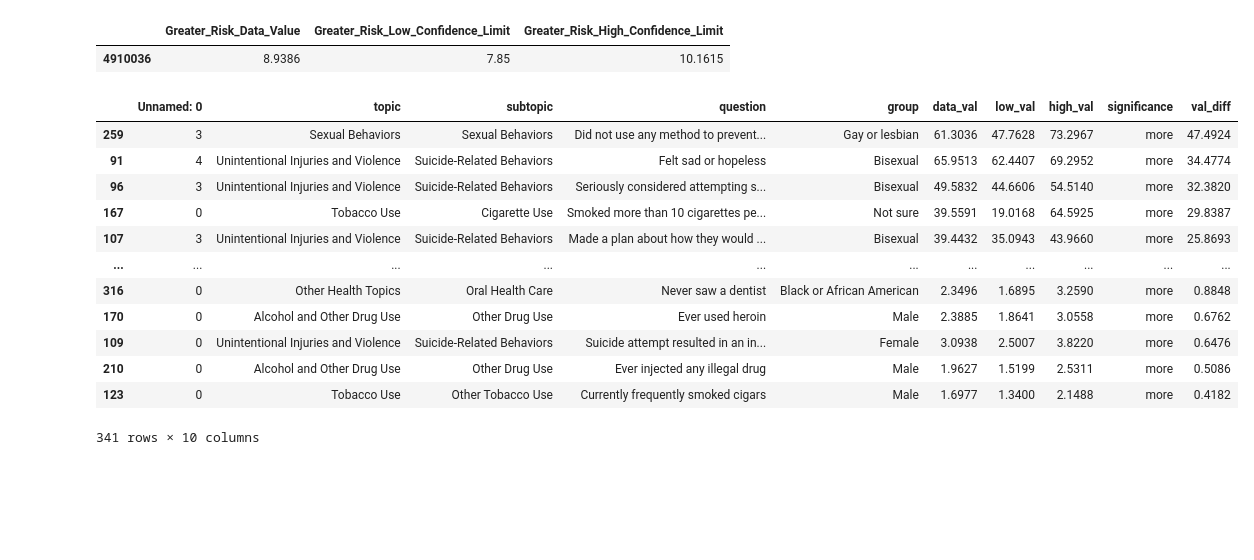
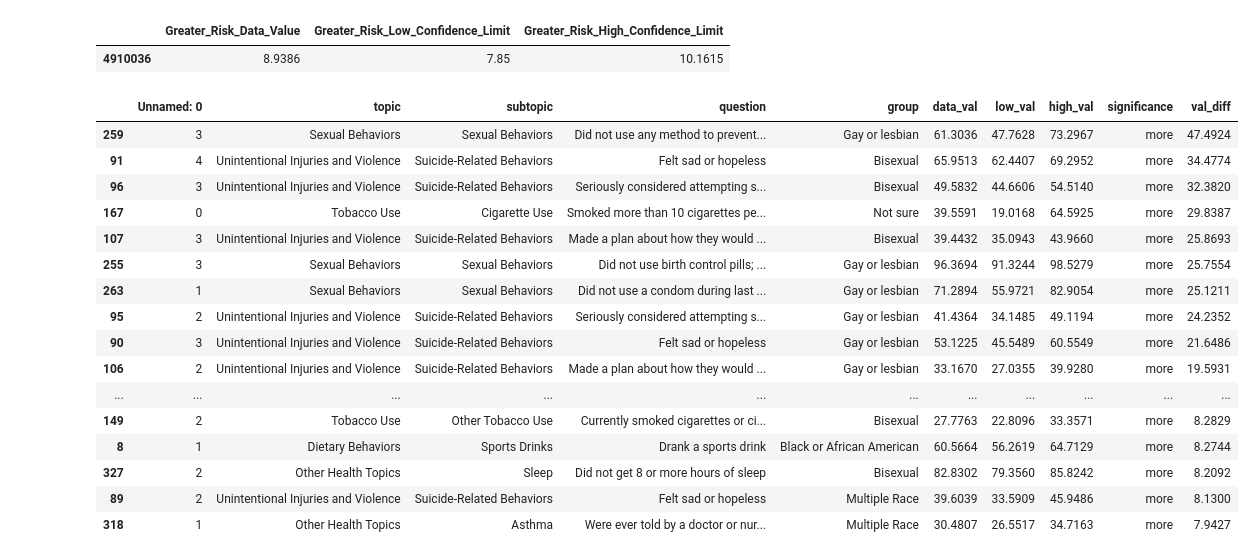
Before and after one commit to ripplesphere/capstone, a Jupyter notebook: notebooks/biggest_significance.ipynb, the cells around one changed output. Cells and saved outputs as stored; diff of their text form; code cells hidden in the pictures; blank space fills up the shorter version.

```diff
--- a/notebooks/biggest_significance.ipynb
+++ b/notebooks/biggest_significance.ipynb
@@ -3,3 +1,8 @@ import pandas as pd
+# %%
+import pandas as pd
+
+pd.set_option('display.max_columns', None)
+pd.set_option('display.max_rows', None)
 # %%
 yrbss = pd.read_csv('../data/yrbss_2017.csv')
 print(yrbss.shape)
@@ -33,18 +36,22 @@ for index, row in question_results_df.iterrows():
         val_diff.append(row['data_val'] - tmp_df.iat[0,0])
 question_results_df['val_diff'] = val_diff
 # %%
-question_results_df.sort_values(by=['val_diff'], ascending=False)
+question_results_df.sort_values(by=['val_diff'], ascending=False).head(100)
 # %% [output]
 |  | Unnamed: 0 | topic | subtopic | question | group | data_val | low_val | high_val | significance | val_diff |
 | 259 | 3 | Sexual Behaviors | Sexual Behaviors | Did not use any method to prevent... | Gay or lesbian | 61.3036 | 47.7628 | 73.2967 | more | 47.4924 |
 | 91 | 4 | Unintentional Injuries and Violence | Suicide-Related Behaviors | Felt sad or hopeless | Bisexual | 65.9513 | 62.4407 | 69.2952 | more | 34.4774 |
 | 96 | 3 | Unintentional Injuries and Violence | Suicide-Related Behaviors | Seriously considered attempting s... | Bisexual | 49.5832 | 44.6606 | 54.5140 | more | 32.3820 |
 | 167 | 0 | Tobacco Use | Cigarette Use | Smoked more than 10 cigarettes pe... | Not sure | 39.5591 | 19.0168 | 64.5925 | more | 29.8387 |
 | 107 | 3 | Unintentional Injuries and Violence | Suicide-Related Behaviors | Made a plan about how they would ... | Bisexual | 39.4432 | 35.0943 | 43.9660 | more | 25.8693 |
+| 255 | 3 | Sexual Behaviors | Sexual Behaviors | Did not use birth control pills; ... | Gay or lesbian | 96.3694 | 91.3244 | 98.5279 | more | 25.7554 |
+| 263 | 1 | Sexual Behaviors | Sexual Behaviors | Did not use a condom during last ... | Gay or lesbian | 71.2894 | 55.9721 | 82.9054 | more | 25.1211 |
+| 95 | 2 | Unintentional Injuries and Violence | Suicide-Related Behaviors | Seriously considered attempting s... | Gay or lesbian | 41.4364 | 34.1485 | 49.1194 | more | 24.2352 |
+| 90 | 3 | Unintentional Injuries and Violence | Suicide-Related Behaviors | Felt sad or hopeless | Gay or lesbian | 53.1225 | 45.5489 | 60.5549 | more | 21.6486 |
+| 106 | 2 | Unintentional Injuries and Violence | Suicide-Related Behaviors | Made a plan about how they would ... | Gay or lesbian | 33.1670 | 27.0355 | 39.9280 | more | 19.5931 |
 | ... | ... | ... | ... | ... | ... | ... | ... | ... | ... | ... |
-| 316 | 0 | Other Health Topics | Oral Health Care | Never saw a dentist | Black or African American | 2.3496 | 1.6895 | 3.2590 | more | 0.8848 |
-| 170 | 0 | Alcohol and Other Drug Use | Other Drug Use | Ever used heroin | Male | 2.3885 | 1.8641 | 3.0558 | more | 0.6762 |
-| 109 | 0 | Unintentional Injuries and Violence | Suicide-Related Behaviors | Suicide attempt resulted in an in... | Female | 3.0938 | 2.5007 | 3.8220 | more | 0.6476 |
-| 210 | 0 | Alcohol and Other Drug Use | Other Drug Use | Ever injected any illegal drug | Male | 1.9627 | 1.5199 | 2.5311 | more | 0.5086 |
-| 123 | 0 | Tobacco Use | Other Tobacco Use | Currently frequently smoked cigars | Male | 1.6977 | 1.3400 | 2.1488 | more | 0.4182 |
+| 149 | 2 | Tobacco Use | Other Tobacco Use | Currently smoked cigarettes or ci... | Bisexual | 27.7763 | 22.8096 | 33.3571 | more | 8.2829 |
+| 8 | 1 | Dietary Behaviors | Sports Drinks | Drank a sports drink | Black or African American | 60.5664 | 56.2619 | 64.7129 | more | 8.2744 |
+| 327 | 2 | Other Health Topics | Sleep | Did not get 8 or more hours of sleep | Bisexual | 82.8302 | 79.3560 | 85.8242 | more | 8.2092 |
+| 89 | 2 | Unintentional Injuries and Violence | Suicide-Related Behaviors | Felt sad or hopeless | Multiple Race | 39.6039 | 33.5909 | 45.9486 | more | 8.1300 |
+| 318 | 1 | Other Health Topics | Asthma | Were ever told by a doctor or nur... | Multiple Race | 30.4807 | 26.5517 | 34.7163 | more | 7.9427 |
-341 rows × 10 columns
```
Also changed, not shown: parts of 1 cell of this notebook.
